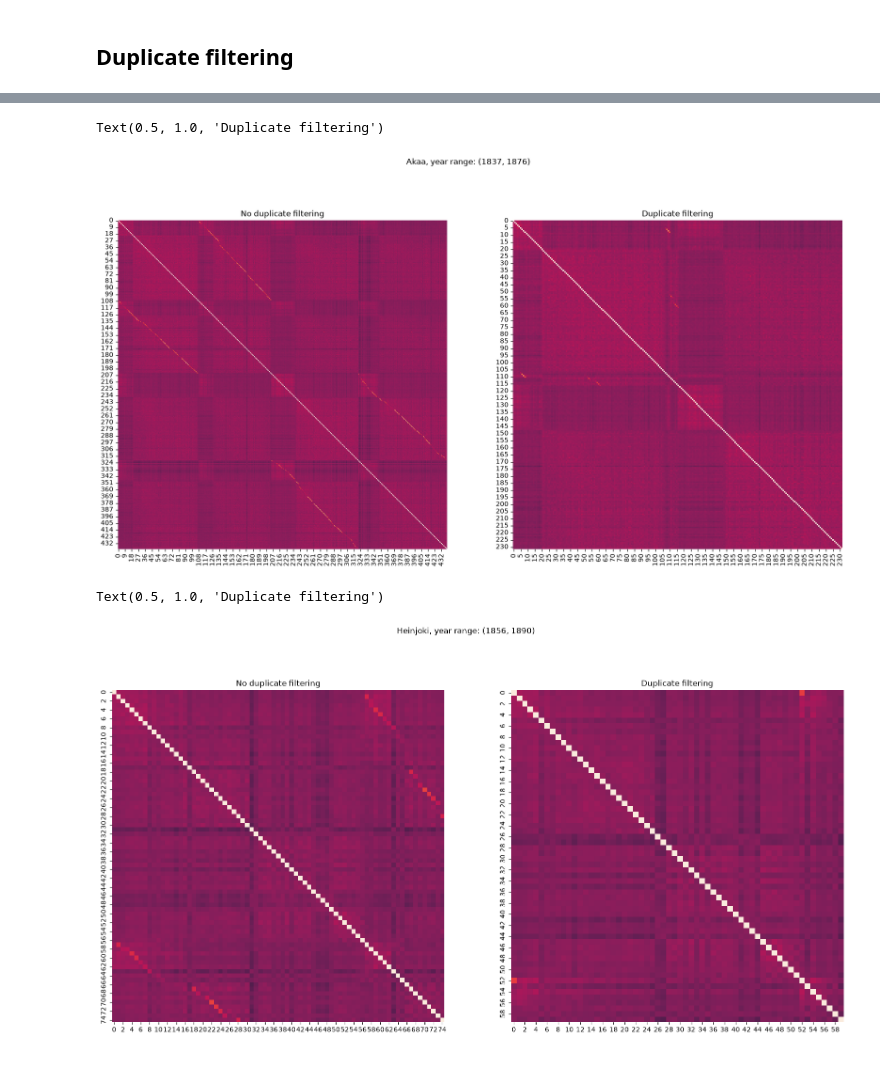
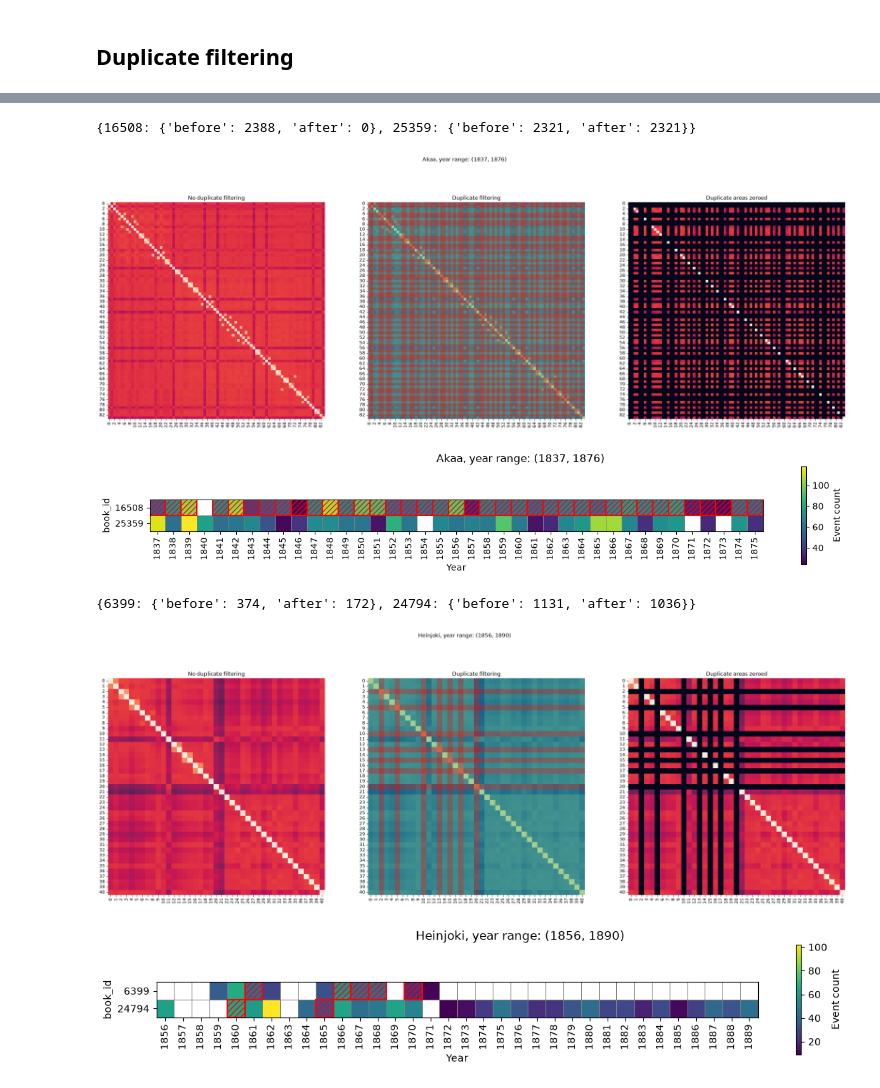
Before and after one commit to TurkuNLP/htr-hiski-alignment, a Jupyter notebook: extracting-migrations-overlap_discovery.ipynb, the cells around one changed output, grey strips where cells are left out. Drawn from its saved outputs; the diff is of its cells as text; code cells hidden in the pictures.

```diff
--- a/extracting-migrations-overlap_discovery.ipynb
+++ b/extracting-migrations-overlap_discovery.ipynb
@@ -159,77 +270,26 @@ Text(0.5, 1.0, 'Duplicate filtering')
 # %%
-parish = "Akaa"
-p_id = 3
-years = (1837, 1876)
-
 df = pd.read_json(
-    f"outputs/json/all_migration_events_parish_splits_duplicate_info/{p_id}_migration_events.jsonl",
+    f"outputs/json/all_migration_events_parish_splits_duplicate_info/3_migration_events.jsonl",
     lines=True
 )
-
-fig, axs = plt.subplots(1, 2, figsize=(20, 10))
-fig.suptitle(f"{parish}, year range: {years}")
-
-row_data = df[df["year_prediction"].isin(range(*years))]["row_data"].tolist()
-slices = create_slices([",".join(x) for x in row_data], 20, 20)[0]
-create_sim_m_heatmap(
-    create_sim_m(
-        slices, slices,
-        fuzz.ratio, join_char="|", n_workers=-1
-    )[0],
-    xlabel="", ylabel="", ax=axs[0], cbar=False,
-    vmin=0, vmax=1
-)
-axs[0].set_title("No duplicate filtering")
-
-row_data = df[(~df["duplicate"]) & df["year_prediction"].isin(range(*years))]["row_data"].tolist()
-slices = create_slices([",".join(x) for x in row_data], 20, 20)[0]
-create_sim_m_heatmap(
-    create_sim_m(
-        slices, slices,
-        fuzz.ratio, join_char="|", n_workers=-1
-    )[0], xlabel="", ylabel="", ax=axs[1], cbar=False,
-    vmin=0, vmax=1
-)
-axs[1].set_title("Duplicate filtering")
+fig, axs = plot_migration_similarity_heatmaps(df, "Akaa", (1837, 1876))
+fig, axs = plot_book_year_event_heatmap(df, "Akaa", (1837, 1876))
+migration_duplicate_filtering_before_after_counts(df, (1837, 1876))
 # %% [output]
-Text(0.5, 1.0, 'Duplicate filtering')
+{16508: {'before': 2388, 'after': 0}, 25359: {'before': 2321, 'after': 2321}}
-[figure, old version]
+[figure, new version]
+[figure, added]
 # %%
-parish = "Heinjoki"
-p_id = 68
-years = (1856, 1890)
-
 df = pd.read_json(
-    f"outputs/json/all_migration_events_parish_splits_duplicate_info/{p_id}_migration_events.jsonl",
+    f"outputs/json/all_migration_events_parish_splits_duplicate_info/68_migration_events.jsonl",
     lines=True
 )
 
-fig, axs = plt.subplots(1, 2, figsize=(20, 10))
-fig.suptitle(f"{parish}, year range: {years}")
-
-row_data = df[df["year_prediction"].isin(range(*years))]["row_data"].tolist()
-slices = create_slices([",".join(x) for x in row_data], 20, 20)[0]
-create_sim_m_heatmap(
-    create_sim_m(
-        slices, slices,
-        fuzz.ratio, join_char="|", n_workers=-1
-    )[0],
-    xlabel="", ylabel="", ax=axs[0], cbar=False,
-    vmin=0, vmax=1
-)
-axs[0].set_title("No duplicate filtering")
-
-row_data = df[(~df["duplicate"]) & df["year_prediction"].isin(range(*years))]["row_data"].tolist()
-slices = create_slices([",".join(x) for x in row_data], 20, 20)[0]
-create_sim_m_heatmap(
-    create_sim_m(
-        slices, slices,
-        fuzz.ratio, join_char="|", n_workers=-1
-    )[0], xlabel="", ylabel="", ax=axs[1], cbar=False,
-    vmin=0, vmax=1
-)
-axs[1].set_title("Duplicate filtering")
+fig, axs = plot_migration_similarity_heatmaps(df, "Heinjoki", (1856, 1890))
+fig, axs = plot_book_year_event_heatmap(df, "Heinjoki", (1856, 1890))
+migration_duplicate_filtering_before_after_counts(df, (1856, 1890))
 # %% [output]
-Text(0.5, 1.0, 'Duplicate filtering')
+{6399: {'before': 374, 'after': 172}, 24794: {'before': 1131, 'after': 1036}}
-[figure, old version]
+[figure, new version]
+[figure, added]
 # %%
```
Also changed, not shown: parts of 7 cells of this notebook.
